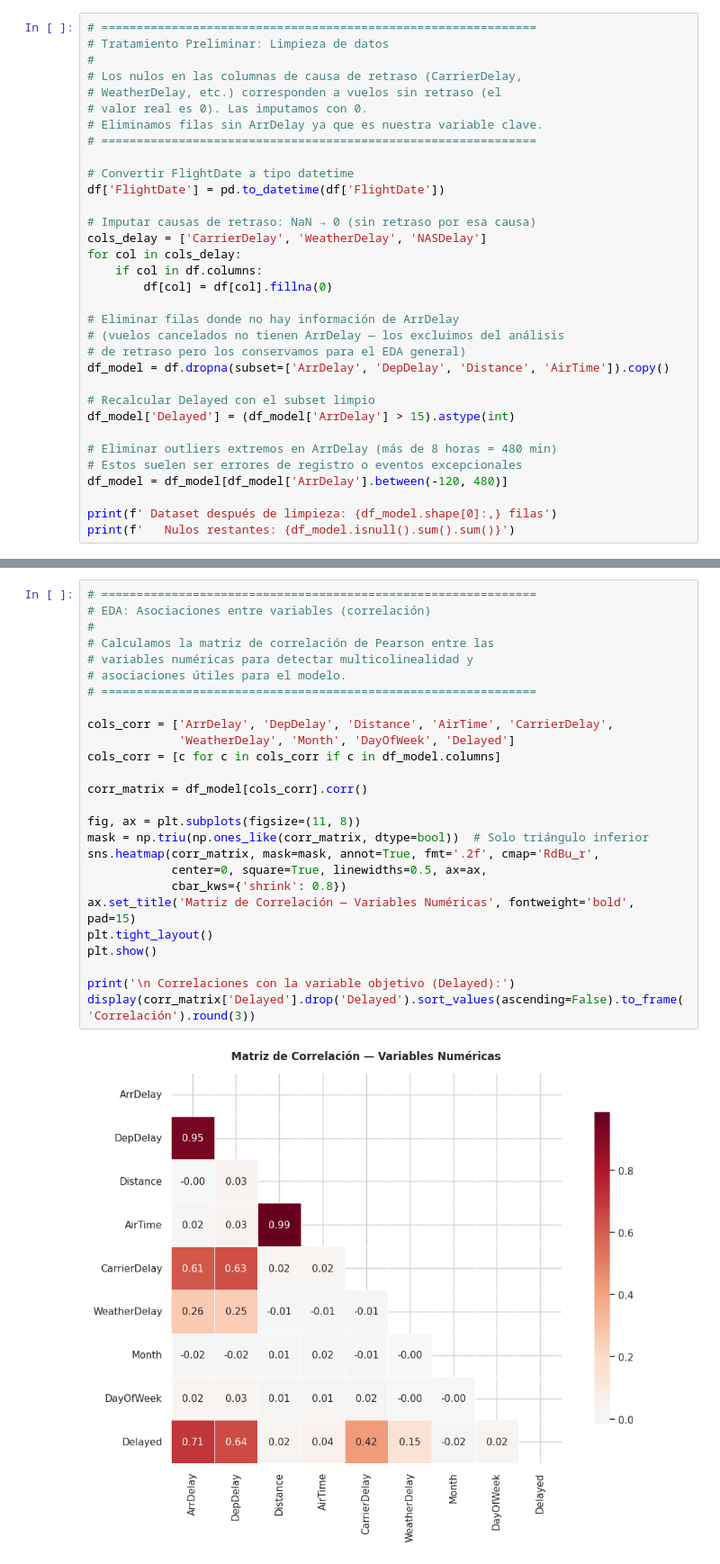
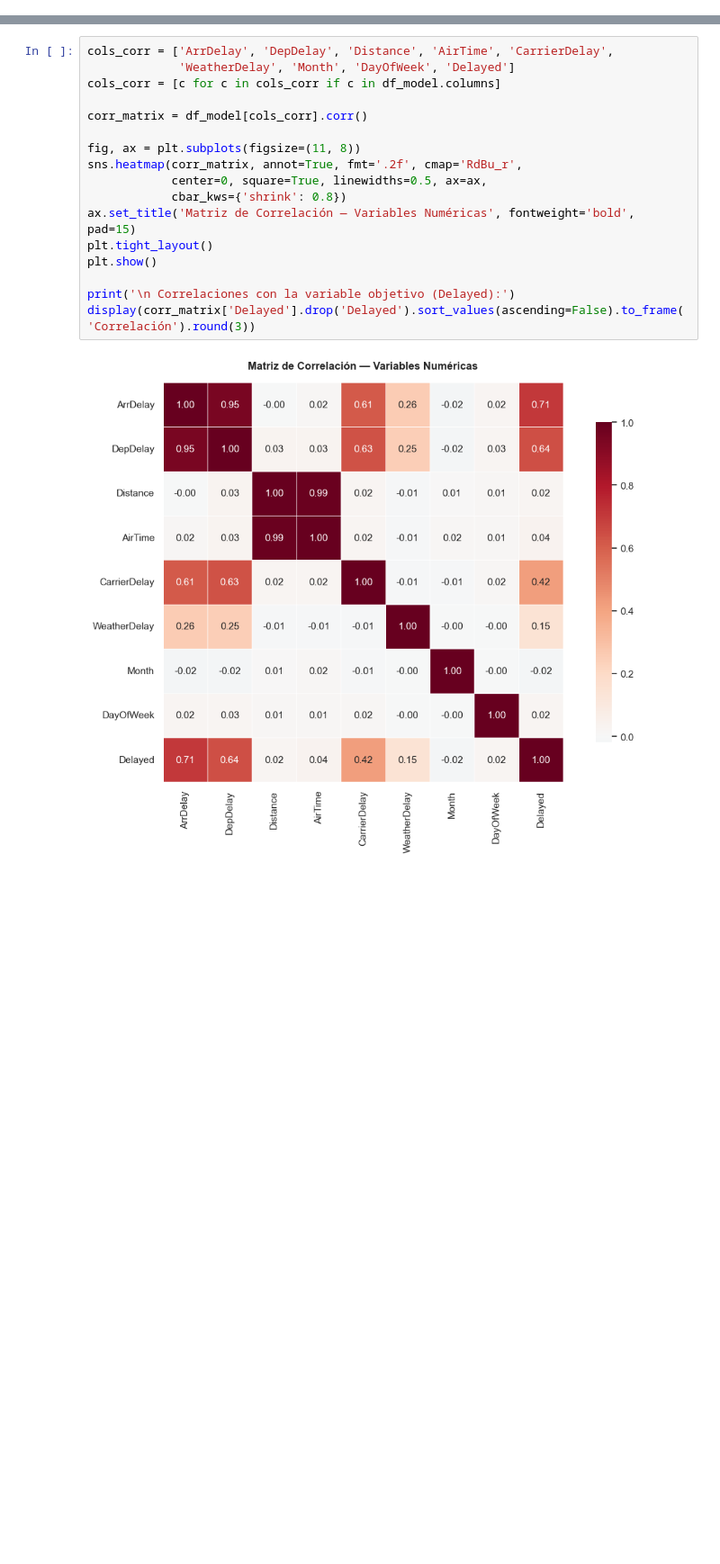
Before and after one commit to jonathanrpo17-creator/le-ci-al-jo-retrasos-vuelos_comerciales, a Jupyter notebook: Proyecto_Final.ipynb, the cells around one changed output, grey strips where cells are left out. Shown at 90% size. Saved outputs shown, nothing was run; the diff lists cells and outputs as text; blank space fills up the shorter version.

Commit message:
avance proyecto vuelos

```diff
--- a/Proyecto_Final.ipynb
+++ b/Proyecto_Final.ipynb
@@ -279,33 +304,0 @@ df_cancelled.head(5)
-# %%
-# ==============================================================
-# Tratamiento Preliminar: Limpieza de datos
-#
-# Los nulos en las columnas de causa de retraso (CarrierDelay,
-# WeatherDelay, etc.) corresponden a vuelos sin retraso (el
-# valor real es 0). Las imputamos con 0.
-# Eliminamos filas sin ArrDelay ya que es nuestra variable clave.
-# ==============================================================
-
-# Convertir FlightDate a tipo datetime
-df['FlightDate'] = pd.to_datetime(df['FlightDate'])
-
-# Imputar causas de retraso: NaN → 0 (sin retraso por esa causa)
-cols_delay = ['CarrierDelay', 'WeatherDelay', 'NASDelay']
-for col in cols_delay:
-    if col in df.columns:
-        df[col] = df[col].fillna(0)
-
-# Eliminar filas donde no hay información de ArrDelay
-# (vuelos cancelados no tienen ArrDelay — los excluimos del análisis
-# de retraso pero los conservamos para el EDA general)
-df_model = df.dropna(subset=['ArrDelay', 'DepDelay', 'Distance', 'AirTime']).copy()
-
-# Recalcular Delayed con el subset limpio
-df_model['Delayed'] = (df_model['ArrDelay'] > 15).astype(int)
-
-# Eliminar outliers extremos en ArrDelay (más de 8 horas = 480 min)
-# Estos suelen ser errores de registro o eventos excepcionales
-df_model = df_model[df_model['ArrDelay'].between(-120, 480)]
-
-print(f' Dataset después de limpieza: {df_model.shape[0]:,} filas')
-print(f'   Nulos restantes: {df_model.isnull().sum().sum()}')
@@ -500,31 +470,22 @@ plt.show()
 # %%
-# ==============================================================
-# EDA: Asociaciones entre variables (correlación)
-#
-# Calculamos la matriz de correlación de Pearson entre las
-# variables numéricas para detectar multicolinealidad y
-# asociaciones útiles para el modelo.
-# ==============================================================
-
 cols_corr = ['ArrDelay', 'DepDelay', 'Distance', 'AirTime', 'CarrierDelay',
              'WeatherDelay', 'Month', 'DayOfWeek', 'Delayed']
 cols_corr = [c for c in cols_corr if c in df_model.columns]
 
 corr_matrix = df_model[cols_corr].corr()
 
 fig, ax = plt.subplots(figsize=(11, 8))
-mask = np.triu(np.ones_like(corr_matrix, dtype=bool))  # Solo triángulo inferior
-sns.heatmap(corr_matrix, mask=mask, annot=True, fmt='.2f', cmap='RdBu_r',
+sns.heatmap(corr_matrix, annot=True, fmt='.2f', cmap='RdBu_r',
             center=0, square=True, linewidths=0.5, ax=ax,
             cbar_kws={'shrink': 0.8})
 ax.set_title('Matriz de Correlación — Variables Numéricas', fontweight='bold', pad=15)
 plt.tight_layout()
 plt.show()
 
 print('\n Correlaciones con la variable objetivo (Delayed):')
 display(corr_matrix['Delayed'].drop('Delayed').sort_values(ascending=False).to_frame('Correlación').round(3))
 # %% [output]
-[figure, old version]
+[figure, new version]
  Correlaciones con la variable objetivo (Delayed):
 |  | Correlación |
 | ArrDelay | 0.706 |
```
Also changed, not shown: parts of 34 cells of this notebook.
